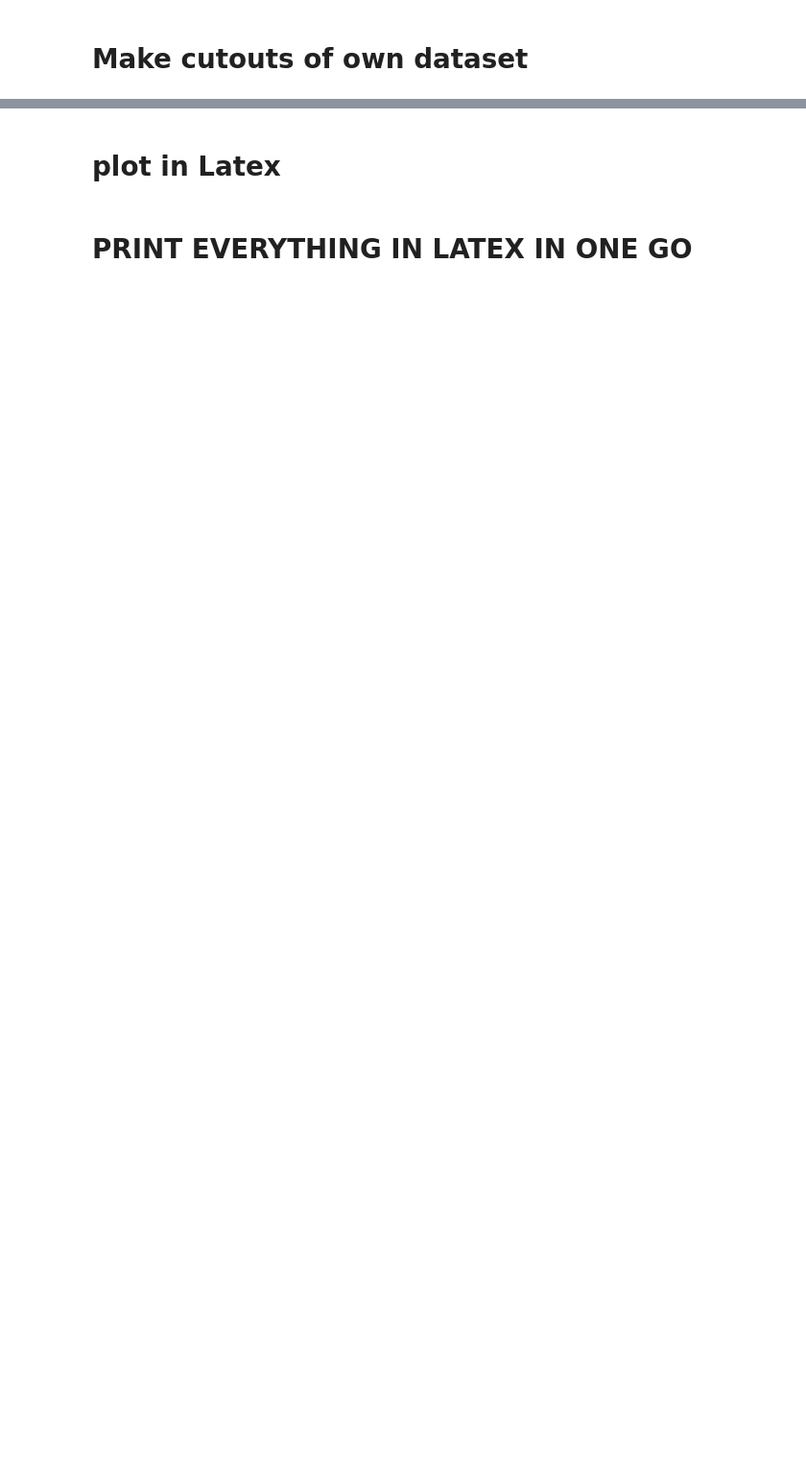
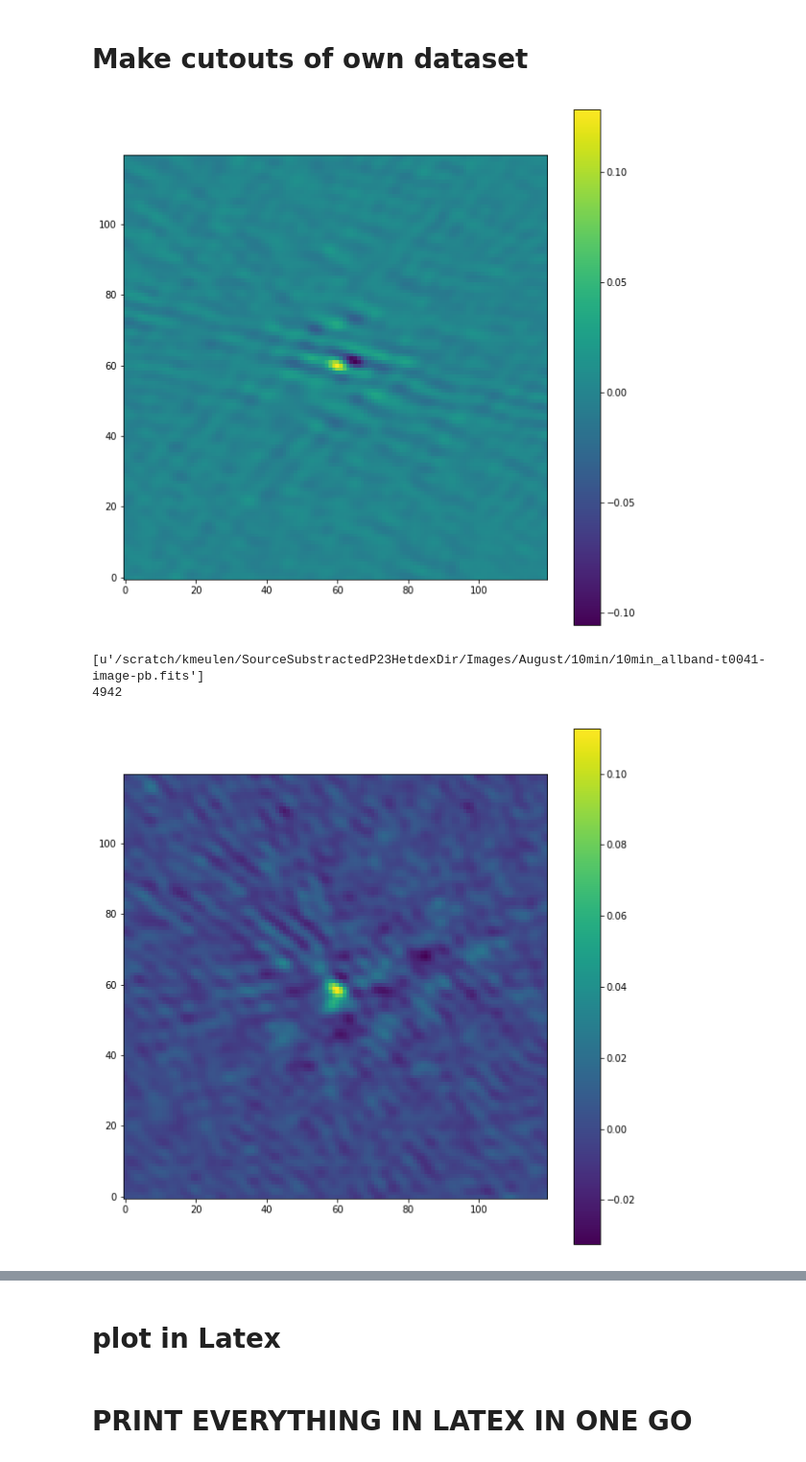
Before and after one commit to Kriandir/KrieksNotebook, a Jupyter notebook: KrieksTransients/FinalSortingTransientsbyKriek.ipynb, the cells around one changed output, grey strips where cells are left out. Shown at 96% size. Drawn from its saved outputs; the diff is of its cells as text; code cells hidden in the pictures; blank space fills up the shorter version.

```diff
--- a/KrieksTransients/FinalSortingTransientsbyKriek.ipynb
+++ b/KrieksTransients/FinalSortingTransientsbyKriek.ipynb
@@ -1283,6 +1405,7 @@ try:
 except:
     homedir = os.getcwd()
     newdir = homedir+"/" +timescale+ "_"+technique
+    os.mkdir(newdir)
     os.chdir(newdir)
 
 wr.WriteReg(timescale,PosVar.instances,FluxVar.instances)
@@ -1371,0 +1539,23 @@ for i in PosVar.instances:
+# %%
+os.chdir(homedir)
+os.chdir(newdir)
+for i in PosVar.instances:
+        if i.id == 4977:
+            url = '/scratch/kmeulen/SourceSubstractedP23HetdexDir/Images/August/10min/10min_allband-t0040-image-pb.fits'
+            ct.GetCutout(url,i.ra,i.dec,i.id)
+        elif i.id == 4209:
+            url = '/scratch/kmeulen/SourceSubstractedP23HetdexDir/Images/August/10min/10min_allband-t0025-image-pb.fits'
+
+            ct.GetCutout(url,i.ra,i.dec,i.id)
+
+        else:
+            print i.url
+            print i.id
+            ct.GetCutout(i.url[0],i.ra,i.dec,i.id)
+
+# 1min_allband_2048_8asec-t0193-image-pb.fits
+# %% [output]
+[figure, added]
+[u'/scratch/kmeulen/SourceSubstractedP23HetdexDir/Images/August/10min/10min_allband-t0041-image-pb.fits']
+4942
+[figure, added]
```
Also changed, not shown: parts of 33 cells of this notebook, 1 other file.
